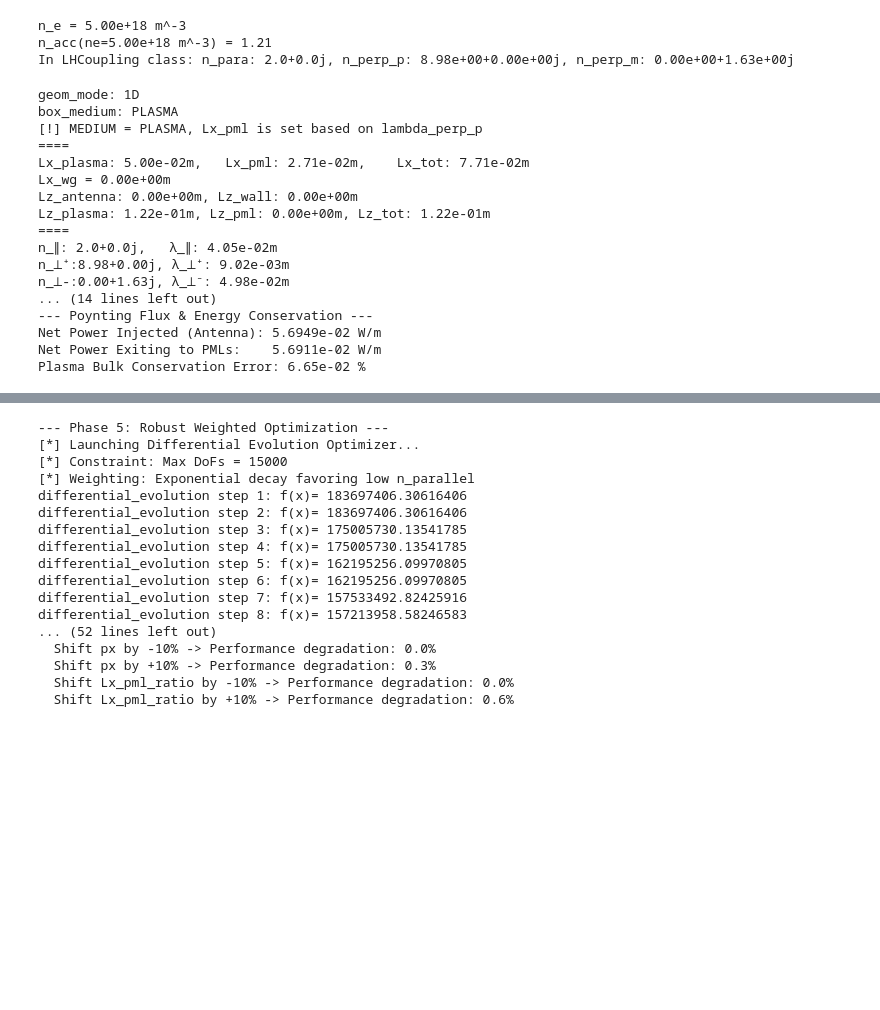
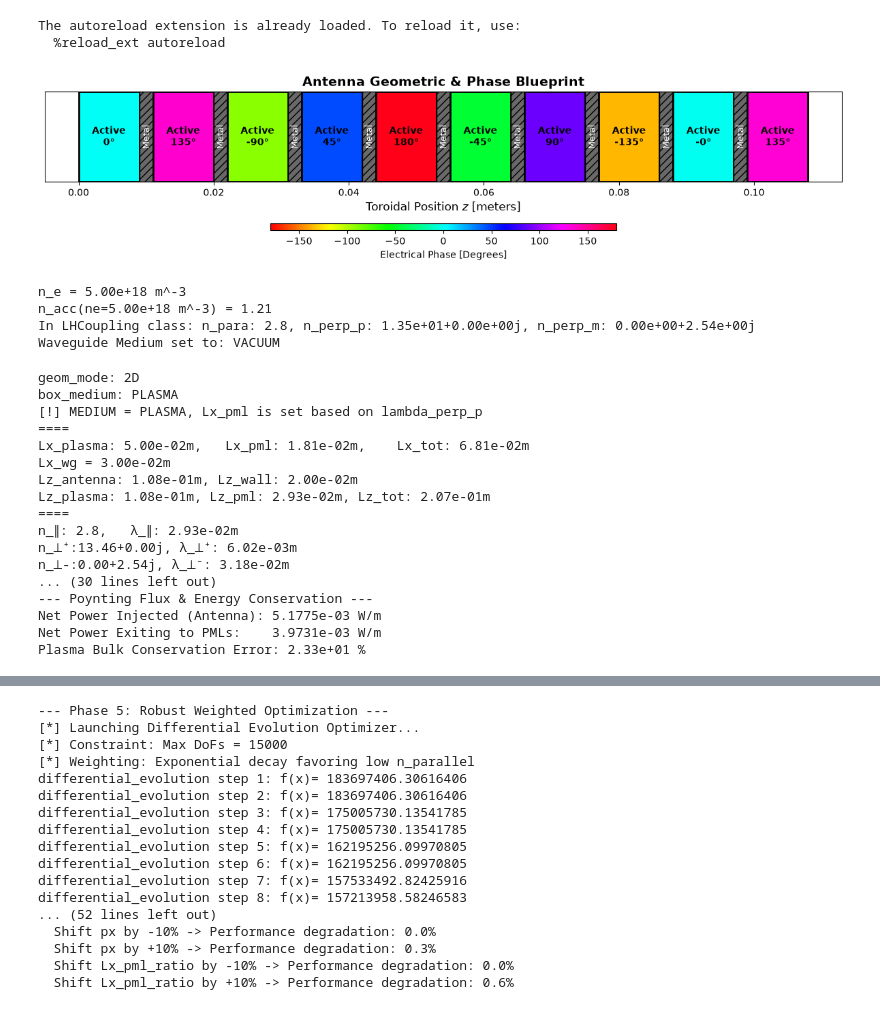
Before and after one commit to RemiBellon/LH_coupling_code_remi, a Jupyter notebook: 2D_Complete_Version/main.ipynb, the cells around one changed output, grey strips where cells are left out. Saved outputs shown, nothing was run; the diff lists cells and outputs as text; code cells hidden in the pictures; blank space fills up the shorter version.

```diff
--- a/2D_Complete_Version/main.ipynb
+++ b/2D_Complete_Version/main.ipynb
@@ -1,56 +1,66 @@
+# %%
+%load_ext autoreload
+%autoreload 2
+
+# Importing the modules
+import os
+os.environ['OMP_NUM_THREADS'] = '8' # Force the system to allocate 8 threads to OpenMP
+os.environ['NGS_NUM_THREADS'] = '8' # Force NGSolve's internal task manager to use 8 threads
+import ngsolve as ngs
+ngs.SetNumThreads(8)
+# %% [output]
+The autoreload extension is already loaded. To reload it, use:
+  %reload_ext autoreload
 # %%
-%load_ext autoreload
-%autoreload 2
-
-# Importing the modules
-
 import config_dict as cfg                    # config = physical & simulation parameters
 from solver_2DHcurl_1DH1 import *            # solver = mesh build, physics import and FEM method + pmls initialization
 # from solver_2DHcurl_1DH1_Copie import *
 import PP_Run_and_Save as pp_run     # post process run and save = run scan function and save data in H5 files
 import PP_Plot_and_Load as pp_plot   # post process load and plot = recover the sim data from H5 files and plot graphs "instantly"
 
 import Antenna_Desc_n_Plot as antenna
 
-geom_mode = "1D" # "1D" or "2D"
+geom_mode = "2D" # "1D" or "2D"
 box_medium = "PLASMA" # "VACUUM" or "PLASMA"
 
-antenna_grill = None
+antenna_grill = not None
 if antenna_grill != None:
     antenna_grill = antenna.AntennaGrill(b_active=0.009, d_septa=0.002, d_gap=0.010)
-    antenna_grill.add_module(num_active=10, delta_phi_deg=90, is_PAM=False)
+    antenna_grill.add_module(num_active=10, delta_phi_deg=135, is_PAM=False)
 
     instructions = antenna_grill.generate_mesh_instructions()
     antenna.plot_antenna_blueprint(instructions)
 
 solver = LHCouplingSolver_2DHcurl_1DH1(cfg.__dict__, geom_mode, box_medium, antenna_grill)
 # %% [output]
+[figure, added]
 n_e = 5.00e+18 m^-3
 n_acc(ne=5.00e+18 m^-3) = 1.21
-In LHCoupling class: n_para: 2.0+0.0j, n_perp_p: 8.98e+00+0.00e+00j, n_perp_m: 0.00e+00+1.63e+00j
+In LHCoupling class: n_para: 2.8, n_perp_p: 1.35e+01+0.00e+00j, n_perp_m: 0.00e+00+2.54e+00j
+Waveguide Medium set to: VACUUM
 # %%
 mesh = solver.build_mesh_with_PMLs()
 solver.build_physics_Stix_B_field()
 
 GF_E_field, Gamma_R, Gamma_T, diag_data = solver.solve_helmholtz_2DHcurl_1DH1_with_pml(mesh, geom_mode, box_medium)
 # %% [output]
-geom_mode: 1D
+geom_mode: 2D
 box_medium: PLASMA
 [!] MEDIUM = PLASMA, Lx_pml is set based on lambda_perp_p
 ====
-Lx_plasma: 5.00e-02m,   Lx_pml: 2.71e-02m,    Lx_tot: 7.71e-02m
-Lx_wg = 0.00e+00m
-Lz_antenna: 0.00e+00m, Lz_wall: 0.00e+00m
-Lz_plasma: 1.22e-01m, Lz_pml: 0.00e+00m, Lz_tot: 1.22e-01m
+Lx_plasma: 5.00e-02m,   Lx_pml: 1.81e-02m,    Lx_tot: 6.81e-02m
+Lx_wg = 3.00e-02m
+Lz_antenna: 1.08e-01m, Lz_wall: 2.00e-02m
+Lz_plasma: 1.08e-01m, Lz_pml: 2.93e-02m, Lz_tot: 2.07e-01m
 ====
-n_∥: 2.0+0.0j,   λ_∥: 4.05e-02m
-n_⟂⁺:8.98+0.00j, λ_⟂⁺: 9.02e-03m
-n_⟂-:0.00+1.63j, λ_⟂⁻: 4.98e-02m
-... (14 lines left out)
+n_∥: 2.8,   λ_∥: 2.93e-02m
+n_⟂⁺:13.46+0.00j, λ_⟂⁺: 6.02e-03m
+n_⟂-:0.00+2.54j, λ_⟂⁻: 3.18e-02m
+... (30 lines left out)
 --- Poynting Flux & Energy Conservation ---
-Net Power Injected (Antenna): 5.6949e-02 W/m
-Net Power Exiting to PMLs:    5.6911e-02 W/m
-Plasma Bulk Conservation Error: 6.65e-02 %
+Net Power Injected (Antenna): 5.1775e-03 W/m
+Net Power Exiting to PMLs:    3.9731e-03 W/m
+Plasma Bulk Conservation Error: 2.33e+01 %
 # %%
 # Create the Run_XXX_XXX file in Simulation_Results folder
 # run_folder = /Simulation_Results/Run_XXX
```
Also changed, not shown: parts of 14 cells of this notebook, 21 other files.
